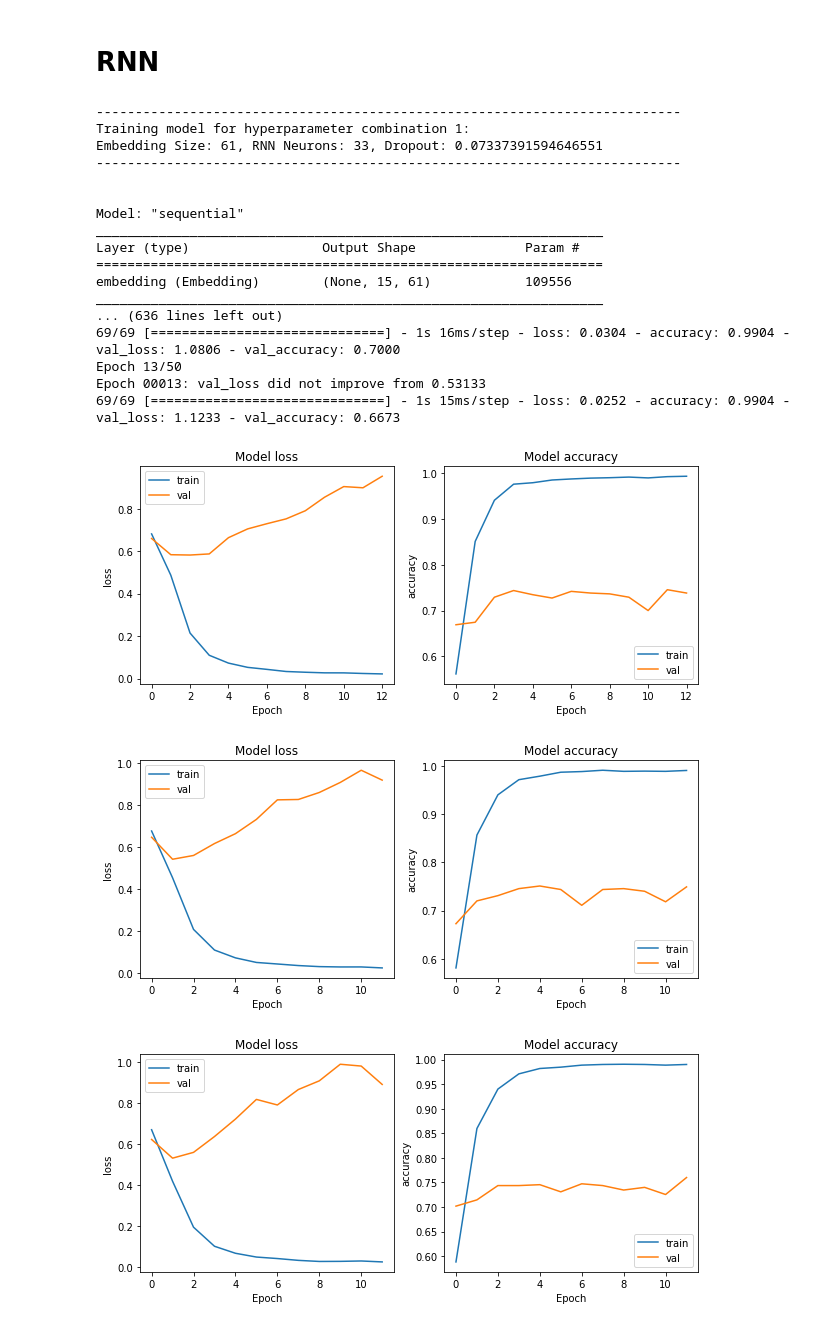
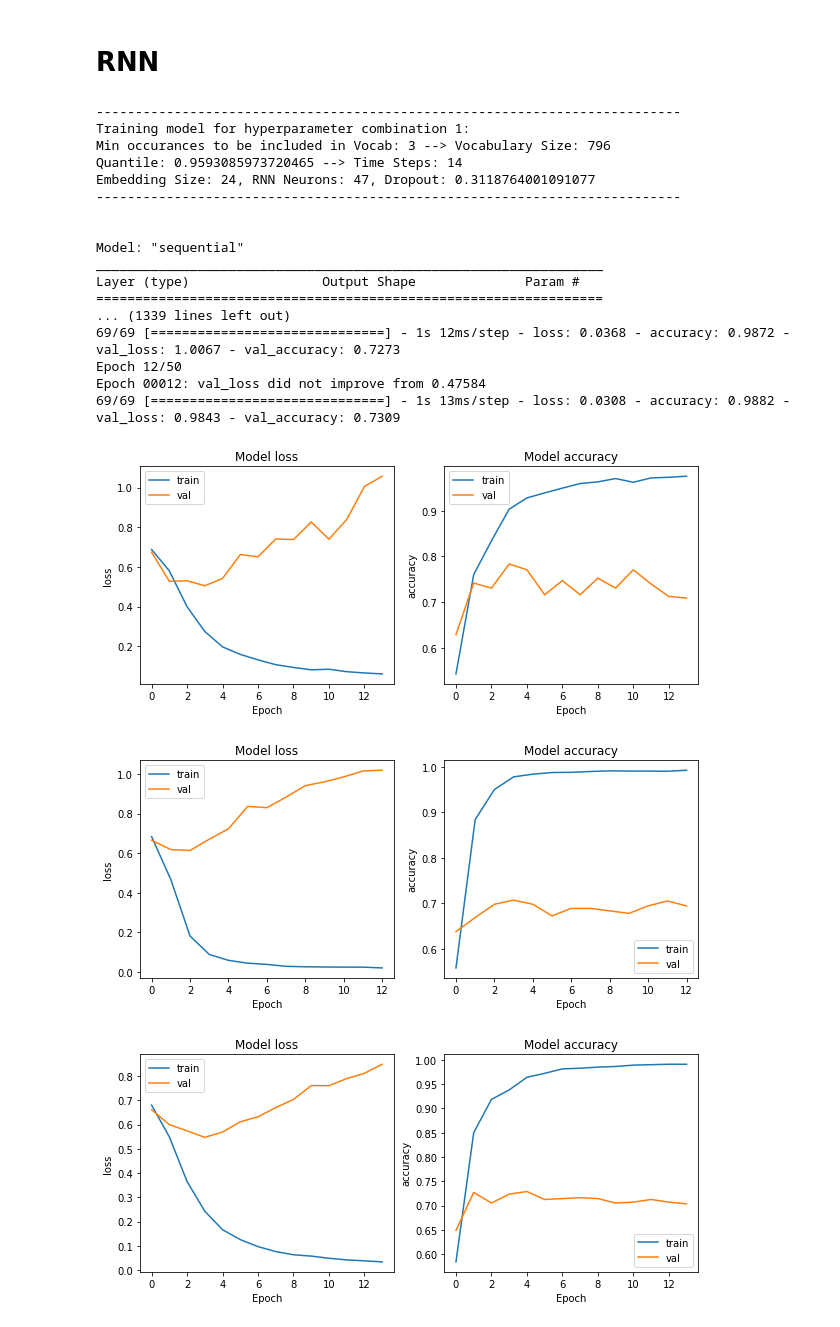
Before and after one commit to ngupta23/ds7337_nlp, a Jupyter notebook: Homework/NGupta_homework3.ipynb, the cells around one changed output. Cells and saved outputs as stored; diff of their text form; code cells hidden in the pictures.

Commit message:
added more hyperparameters

```diff
--- a/Homework/NGupta_homework3.ipynb
+++ b/Homework/NGupta_homework3.ipynb
@@ -197,6 +197,6 @@ Minimum review length: 1
 # %%
 # Keep 97% of reviews completely and chop of the remainig 3% of the reviews.
 import numpy as np
-time_steps = int(np.quantile(data['len'],0.97))
+time_steps = int(np.quantile(data['len'],0.90))
 time_steps
 # %% [output]
@@ -251,7 +251,7 @@ print(reviews_corpus[:30])
 # Get only words that have occured more than once to remove noise, spelling mistakes and possible tokenization errors.
 fdist = nltk.FreqDist(reviews_corpus)
 print(fdist.most_common()[:20])
-vocab = [word for word, count in fdist.most_common() if count > 1]
+vocab = [word for word, count in fdist.most_common() if count > 3]
 print(vocab[:20])
 # %% [output]
 [('good', 183), ('great', 176), ('movie', 142), ('film', 131), ('phone', 124), ('one', 118), ('food', 101), ('like', 96), ('time', 90), ('really', 87), ('place', 87), ('service', 85), ('well', 76), (' ...
@@ -453,60 +445,94 @@ def create_simple_rnn(vocabulary_size: int, time_steps: int, embedding_size: int
   model.compile(loss='binary_crossentropy', optimizer='adam', metrics=['accuracy'])
   return model
 # %%
-# Random Grid Search of size 10
+# Random Grid Search
 np.random.seed(42)
 tf.random.set_seed(42)
 
-num_combinations = 10 # Number of hyperparameter combinations
+num_combinations = 20 # Number of hyperparameter combinations
 
+vocab_sizes = []
+num_time_steps = []
 histories = []
 models = []
 embedding_sizes = []
 rnn_num_neurons = []
 dropouts = []
 
-for index in np.arange(num_combinations):
+for hyper_index in np.arange(num_combinations):
+
   # Random Sample Hyperparameter Space
+  min_words = np.random.randint(1, 4)
+  quantile = np.random.uniform(0.8, 1.00)
   embeding_size = np.random.randint(10, 100)
   rnn_num_neuron = np.random.randint(5, 50)
   dropout = np.random.uniform(0, 0.4)
+
+  # Define Vocabulary
+  vocab = [word for word, count in fdist.most_common() if count > min_words]
+
+  # Word Index and Reverse Index
+  word_index = {}
+  word_index["<PAD>"] = 0
+  word_index["<START>"] = 1
+  word_index["<UNK>"] = 2
+  for index, word in enumerate(vocab):
+    word_index[word] = index+3
+  reverse_word_index = dict([(value, key) for (key, value) in word_index.items()])
+
+  # Vocabulary Size and Time Steps
+  vocabulary_size = len(word_index.keys())
+  time_steps = int(np.quantile(data['len'], quantile))
+
+  # Encoding of reviews
+  X_train_encoded = [encode_review(review) for review in X_train]
+  X_test_encoded = [encode_review(review) for review in X_test]
+
+  # Padding of reviews
+  X_train_encoded = sequence.pad_sequences(X_train_encoded, maxlen=time_steps)
+  X_test_encoded = sequence.pad_sequences(X_test_encoded, maxlen=time_steps)
+
   print("\n\n\n")
   print("-"*75)
-  print(f"Training model for hyperparameter combination {index+1}:")
+  print(f"Training model for hyperparameter combination {hyper_index+1}:")
+  print(f"Min occurances to be included in Vocab: {min_words} --> Vocabulary Size: {vocabulary_size}")
+  print(f"Quantile: {quantile} --> Time Steps: {time_steps}")
   print(f"Embedding Size: {embeding_size}, RNN Neurons: {rnn_num_neuron}, Dropout: {dropout}")
   print("-"*75)
   print("\n")
 
   # Build Model and Train
   model = create_simple_rnn(vocabulary_size=vocabulary_size, embedding_size=embeding_size, time_steps=time_steps, rnn_neurons=rnn_num_neuron, dropout=dropout)
   print(model.summary())
   history = model.fit(X_train_encoded, y_train, validation_data=(X_test_encoded, y_test), epochs=50, batch_size=32, callbacks=[es, checkpoint])
   plot_metrics(history, metrics=['loss', 'accuracy'])
 
   # Housekeeping
+  vocab_sizes.append(vocabulary_size)
+  num_time_steps.append(time_steps)
   histories.append(history)
   models.append(model)
   embedding_sizes.append(embeding_size)
   rnn_num_neurons.append(rnn_num_neuron)
   dropouts.append(dropout)
 # %% [output]
 ---------------------------------------------------------------------------
 Training model for hyperparameter combination 1:
-Embedding Size: 61, RNN Neurons: 33, Dropout: 0.07337391594646551
+Min occurances to be included in Vocab: 3 --> Vocabulary Size: 796
+Quantile: 0.9593085973720465 --> Time Steps: 14
+Embedding Size: 24, RNN Neurons: 47, Dropout: 0.3118764001091077
 ---------------------------------------------------------------------------
 
 
 Model: "sequential"
 _________________________________________________________________
 Layer (type)                 Output Shape              Param #
 =================================================================
-embedding (Embedding)        (None, 15, 61)            109556
-_________________________________________________________________
-... (636 lines left out)
-69/69 [==============================] - 1s 16ms/step - loss: 0.0304 - accuracy: 0.9904 - val_loss: 1.0806 - val_accuracy: 0.7000
-Epoch 13/50
-Epoch 00013: val_loss did not improve from 0.53133
-69/69 [==============================] - 1s 15ms/step - loss: 0.0252 - accuracy: 0.9904 - val_loss: 1.1233 - val_accuracy: 0.6673
+... (1339 lines left out)
+69/69 [==============================] - 1s 12ms/step - loss: 0.0368 - accuracy: 0.9872 - val_loss: 1.0067 - val_accuracy: 0.7273
+Epoch 12/50
+Epoch 00012: val_loss did not improve from 0.47584
+69/69 [==============================] - 1s 13ms/step - loss: 0.0308 - accuracy: 0.9882 - val_loss: 0.9843 - val_accuracy: 0.7309
-[figure, old version]
+[figure, new version]
-[figure, old version]
+[figure, new version]
-[figure, old version]
+[figure, new version]
```
Also changed, not shown: parts of 12 cells of this notebook.
